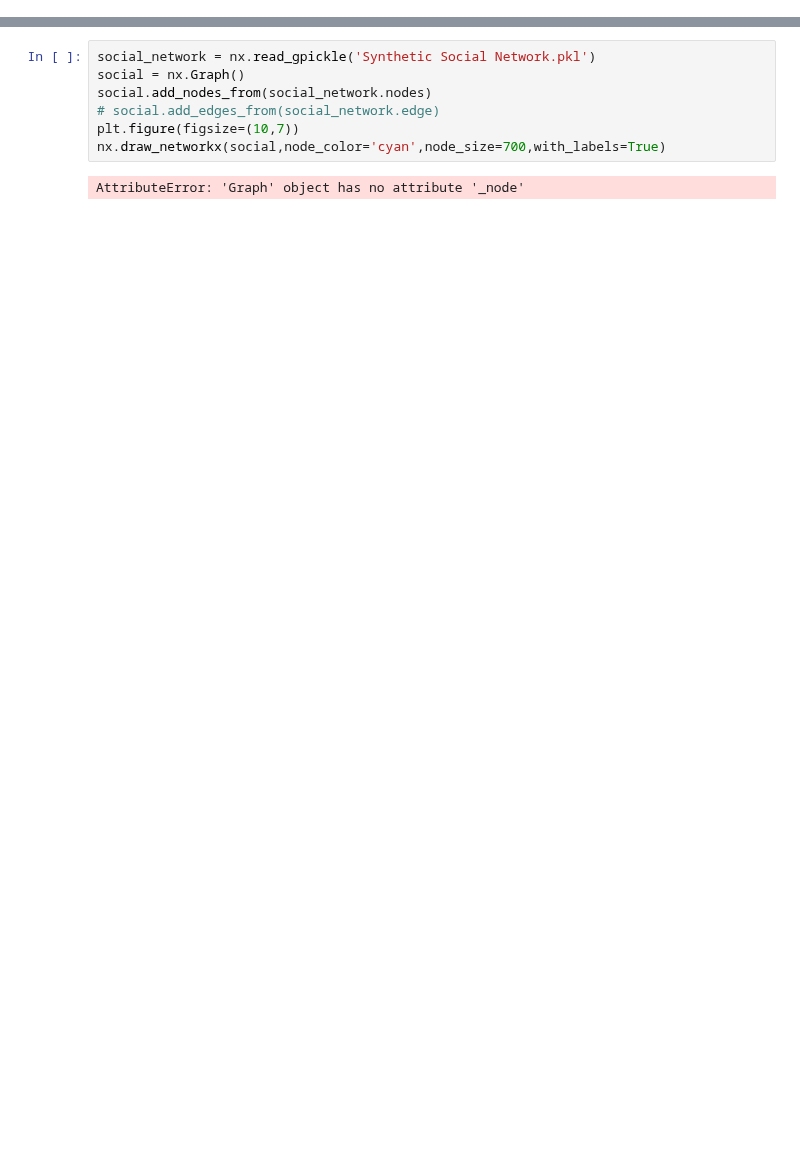
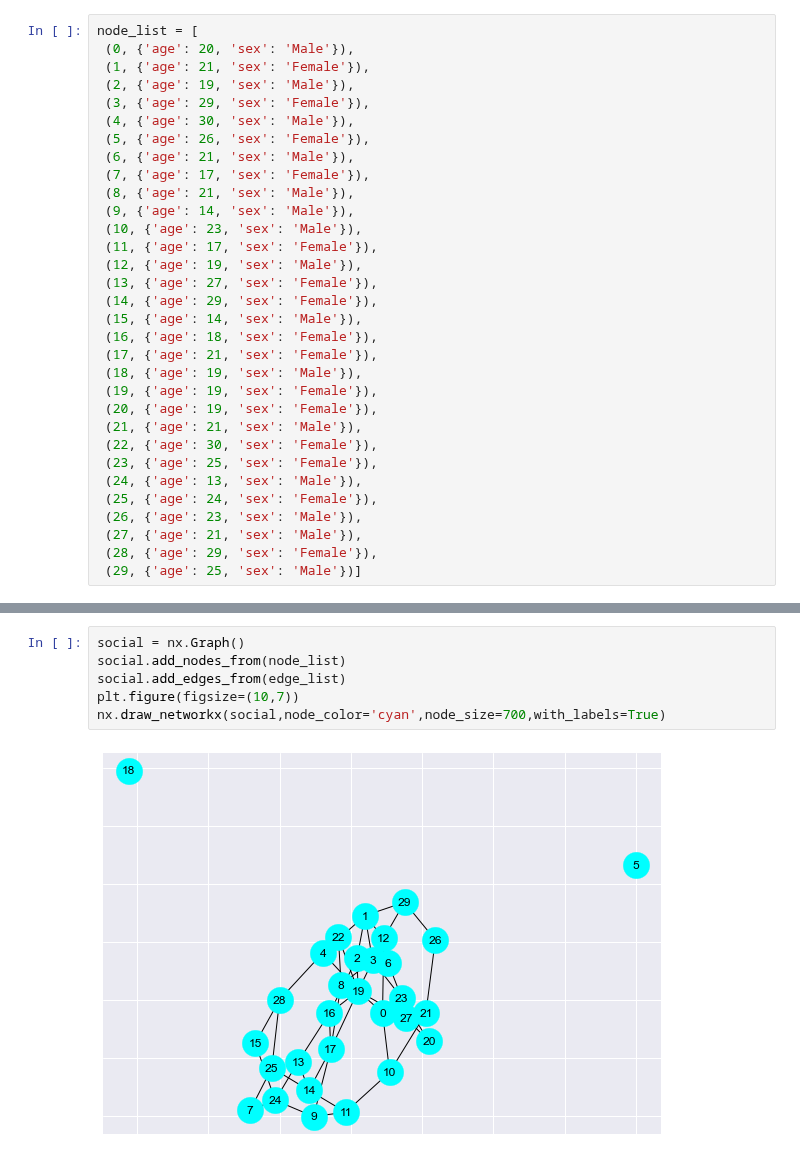
Before and after one commit to JayantGoel001/GraphsAndSocialNetworkAnalytics, a Jupyter notebook: Social Network Analysis.ipynb, the cells around one changed output, grey strips where cells are left out. Drawn from its saved outputs; the diff is of its cells as text; blank space fills up the shorter version.

```diff
--- a/Social Network Analysis.ipynb
+++ b/Social Network Analysis.ipynb
@@ -5,3 +5,35 @@ import numpy as np
 import warnings
 import matplotlib.pyplot as plt
 plt.style.use('seaborn')
+# %%
+node_list = [
+ (0, {'age': 20, 'sex': 'Male'}),
+ (1, {'age': 21, 'sex': 'Female'}),
+ (2, {'age': 19, 'sex': 'Male'}),
+ (3, {'age': 29, 'sex': 'Female'}),
+ (4, {'age': 30, 'sex': 'Male'}),
+ (5, {'age': 26, 'sex': 'Female'}),
+ (6, {'age': 21, 'sex': 'Male'}),
+ (7, {'age': 17, 'sex': 'Female'}),
+ (8, {'age': 21, 'sex': 'Male'}),
+ (9, {'age': 14, 'sex': 'Male'}),
+ (10, {'age': 23, 'sex': 'Male'}),
+ (11, {'age': 17, 'sex': 'Female'}),
+ (12, {'age': 19, 'sex': 'Male'}),
+ (13, {'age': 27, 'sex': 'Female'}),
+ (14, {'age': 29, 'sex': 'Female'}),
+ (15, {'age': 14, 'sex': 'Male'}),
+ (16, {'age': 18, 'sex': 'Female'}),
+ (17, {'age': 21, 'sex': 'Female'}),
+ (18, {'age': 19, 'sex': 'Male'}),
+ (19, {'age': 19, 'sex': 'Female'}),
+ (20, {'age': 19, 'sex': 'Female'}),
+ (21, {'age': 21, 'sex': 'Male'}),
+ (22, {'age': 30, 'sex': 'Female'}),
+ (23, {'age': 25, 'sex': 'Female'}),
+ (24, {'age': 13, 'sex': 'Male'}),
+ (25, {'age': 24, 'sex': 'Female'}),
+ (26, {'age': 23, 'sex': 'Male'}),
+ (27, {'age': 21, 'sex': 'Male'}),
+ (28, {'age': 29, 'sex': 'Female'}),
+ (29, {'age': 25, 'sex': 'Male'})]
@@ -8,9 +90,8 @@ plt.style.use('seaborn')
 # %%
-social_network = nx.read_gpickle('Synthetic Social Network.pkl')
 social = nx.Graph()
-social.add_nodes_from(social_network.nodes)
-# social.add_edges_from(social_network.edge)
+social.add_nodes_from(node_list)
+social.add_edges_from(edge_list)
 plt.figure(figsize=(10,7))
 nx.draw_networkx(social,node_color='cyan',node_size=700,with_labels=True)
 # %% [output]
-AttributeError: 'Graph' object has no attribute '_node'
+[figure, added]
```
Also changed, not shown: parts of 7 cells of this notebook, 1 other file.
